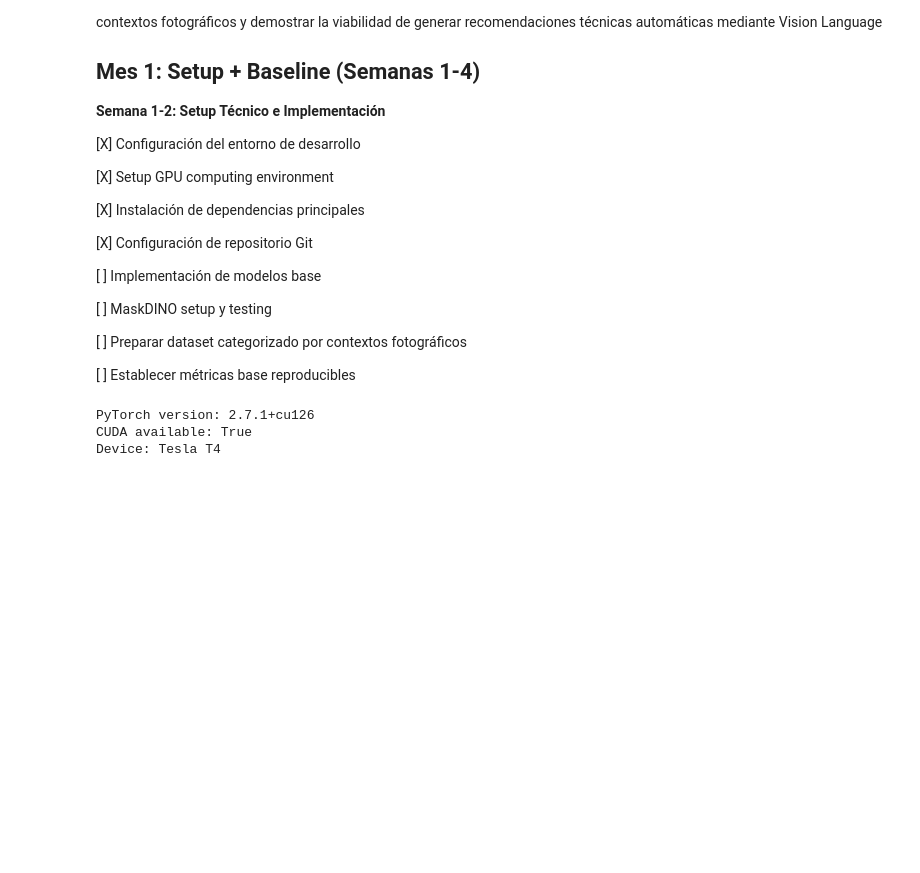
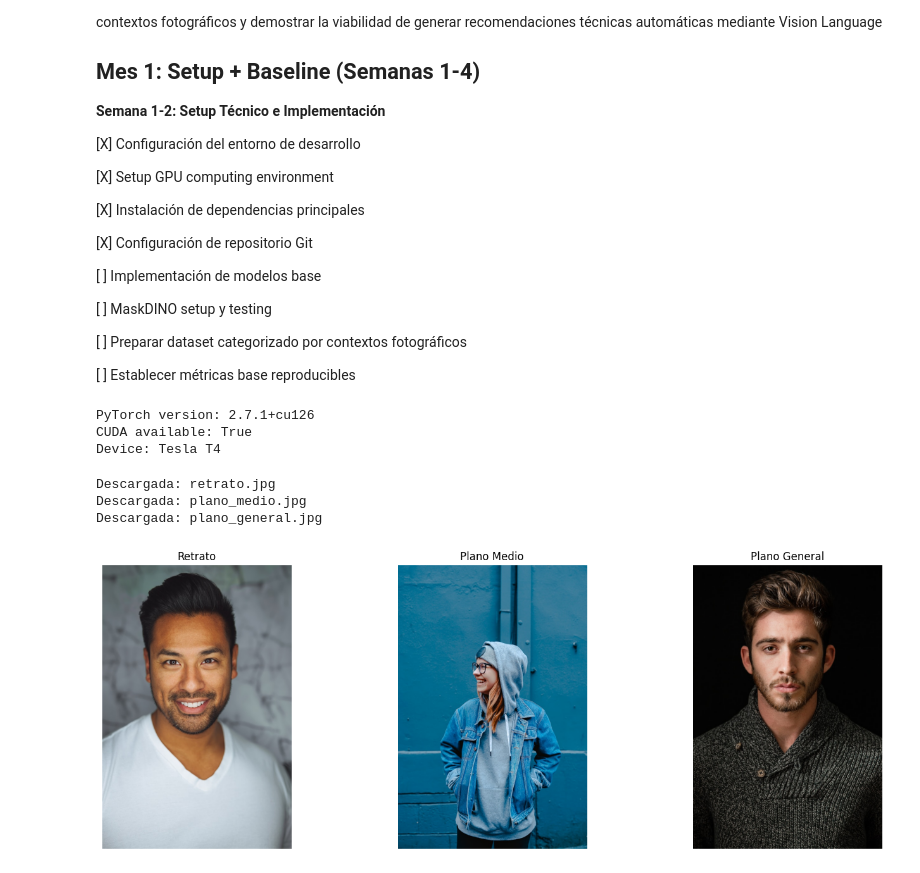
Before and after one commit to jalevano/tfm_uoc_datascience, a Jupyter notebook: Mes_1_experimento_2.ipynb, the cells around one changed output. Drawn from its saved outputs; the diff is of its cells as text; code cells hidden in the pictures; blank space fills up the shorter version.

Commit message:
Probamos la visualización de fotografías de retrato.

```diff
--- a/Mes_1_experimento_2.ipynb
+++ b/Mes_1_experimento_2.ipynb
@@ -47,0 +58,36 @@ Device: Tesla T4
+# %%
+## URLs de imágenes representativas (una persona, diferentes planos)
+test_images = {
+    'retrato': 'https://images.unsplash.com/photo-1507003211169-0a1dd7228f2d?w=600',  # Retrato/primer plano
+    'plano_medio': 'https://images.unsplash.com/photo-1517841905240-472988babdf9?w=600',  # Plano medio
+    'plano_general': 'https://images.unsplash.com/photo-1506794778202-cad84cf45f1d?w=600'  # Plano general
+}
+# %%
+## Descargamos y guardamos las imágenes
+for name, url in test_images.items():
+    try:
+        urllib.request.urlretrieve(url, f'test_images/{name}.jpg')
+        print(f"Descargada: {name}.jpg")
+    except Exception as e:
+        print(f"Error descargando {name}: {e}")
+# %% [output]
+Descargada: retrato.jpg
+Descargada: plano_medio.jpg
+Descargada: plano_general.jpg
+# %%
+## Visualizamos el dataset de prueba
+fig, axes = plt.subplots(1, 3, figsize=(15, 5))
+for i, (name, _) in enumerate(test_images.items()):
+    try:
+        img = Image.open(f'test_images/{name}.jpg')
+        axes[i].imshow(img)
+        axes[i].set_title(f'{name.replace("_", " ").title()}')
+        axes[i].axis('off')
+    except:
+        axes[i].text(0.5, 0.5, f'Error loading\n{name}', ha='center', va='center')
+        axes[i].set_title(f'{name.replace("_", " ").title()} - ERROR')
+
+plt.tight_layout()
+plt.show()
+# %% [output]
+[figure, added]
```
Also changed, not shown: parts of 4 cells of this notebook.
